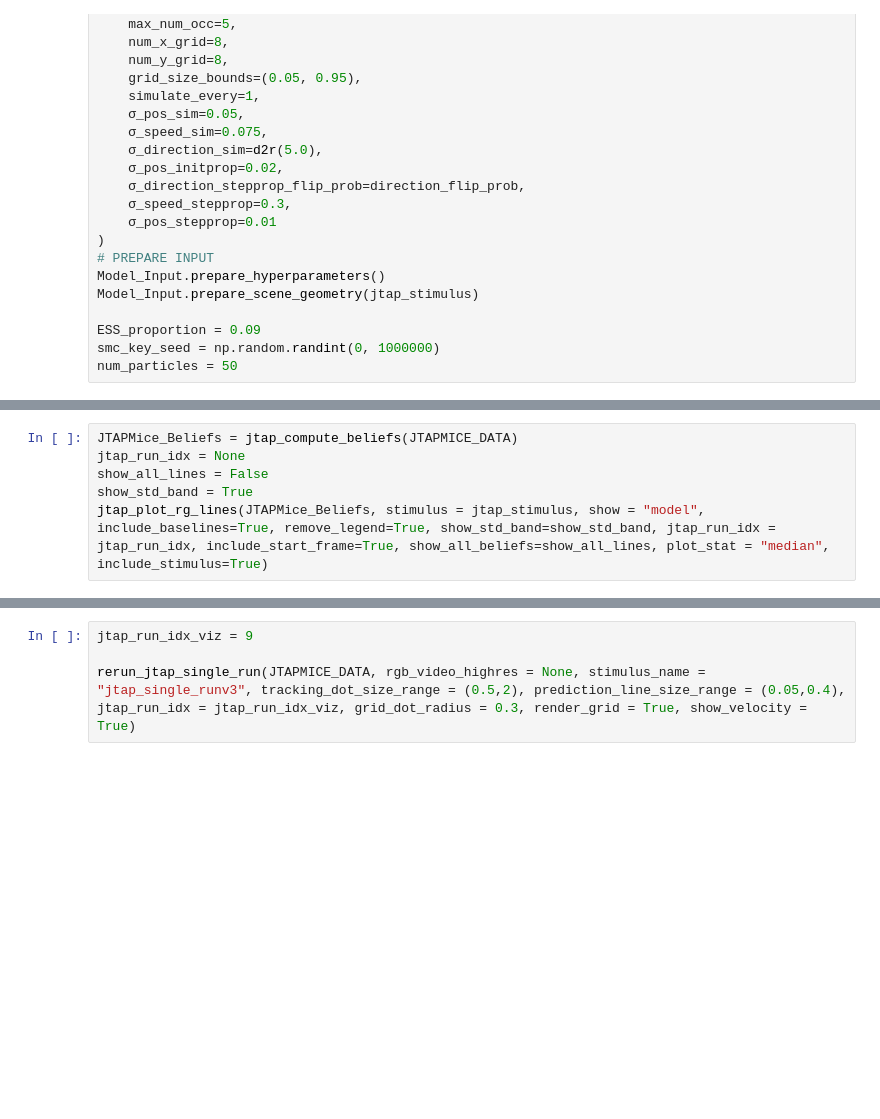
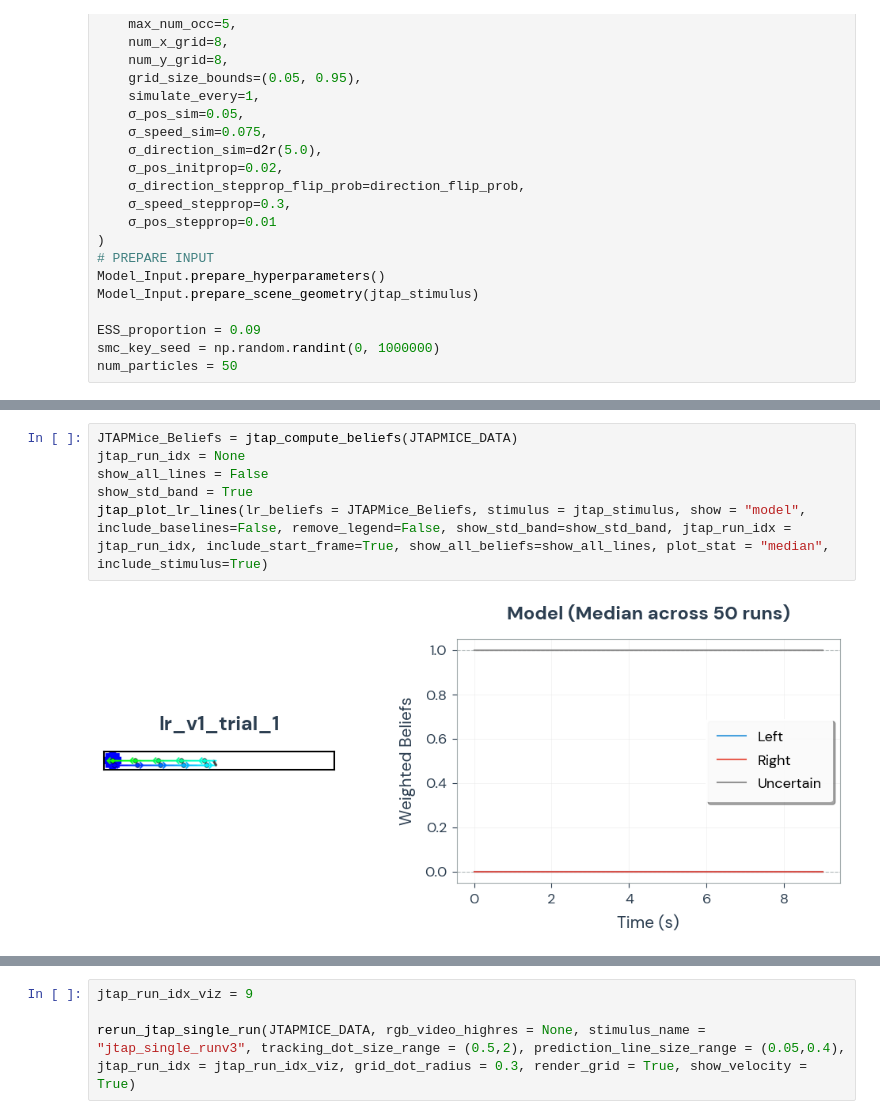
Before and after one commit to probcomp/jtap-mice, a Jupyter notebook: notebooks/red_green_task/debug_jtap_run.ipynb, the cells around one changed output, grey strips where cells are left out. Cells and saved outputs as stored; diff of their text form; blank space fills up the shorter version.

Commit message:
improved the stimulus drawing viz

```diff
--- a/notebooks/red_green_task/debug_jtap_run.ipynb
+++ b/notebooks/red_green_task/debug_jtap_run.ipynb
@@ -111,6 +89,8 @@ JTAPMiceData(num_jtap_runs=50, inference=JTAPMiceInference(tracking=TrackingData
 # %%
 JTAPMice_Beliefs = jtap_compute_beliefs(JTAPMICE_DATA)
 jtap_run_idx = None
 show_all_lines = False
 show_std_band = True
-jtap_plot_rg_lines(JTAPMice_Beliefs, stimulus = jtap_stimulus, show = "model", include_baselines=True, remove_legend=True, show_std_band=show_std_band, jtap_run_idx = jtap_run_idx, include_start_frame=True, show_all_beliefs=show_all_lines, plot_stat = "median", include_stimulus=True)
+jtap_plot_lr_lines(lr_beliefs = JTAPMice_Beliefs, stimulus = jtap_stimulus, show = "model", include_baselines=False, remove_legend=False, show_std_band=show_std_band, jtap_run_idx = jtap_run_idx, include_start_frame=True, show_all_beliefs=show_all_lines, plot_stat = "median", include_stimulus=True)
+# %% [output]
+[figure, added]
```
Also changed, not shown: parts of 6 cells of this notebook, 4 other files.
